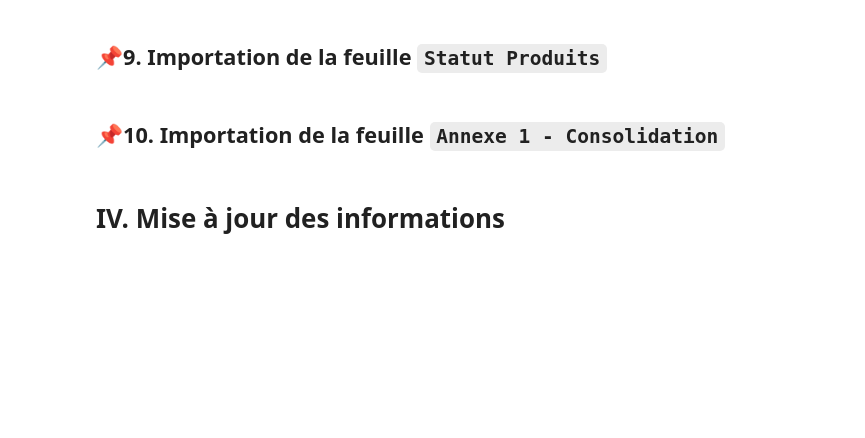
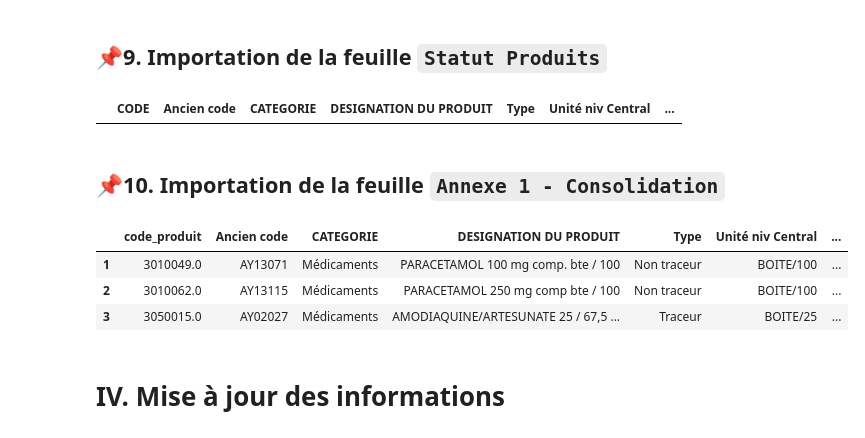
Before and after one commit to aanoble/logistics-stocks, a Jupyter notebook: fichier suivi des stocks/pipelines/actualisation fichier suivi stock.ipynb, the cells around one changed output. Drawn from its saved outputs; the diff is of its cells as text; code cells hidden in the pictures; blank space fills up the shorter version.

Commit message:
add refresh stock tracking file

```diff
--- a/fichier suivi des stocks/pipelines/actualisation fichier suivi stock.ipynb
+++ b/fichier suivi des stocks/pipelines/actualisation fichier suivi stock.ipynb
@@ -63,8 +65,8 @@ reload(ggdrive)
 # %%
-date_report, programme, fp_suvi_stock = (
-    "Janvier",
+month_report, year_report, programme, fp_suivi_stock = (
+    "Mars",
+    2025,
     "PNLP",
-    "Fichier Suivi de Stock/code/pipelines/generate_stock_tracking_file/Template Fichier Suivi de Stock/Fichier Suivi de Stock Template.xlsx",
-    # "Fichier Suivi de Stock PNLS-JUILLET-2024.xlsx",
+    "Fichier Suivi de Stock PNLP-MARS-2025.xlsx",
 )
 # %%
@@ -108,12 +114,12 @@ L'utilisateur doit veiller à ce que les fichiers respectent le format attendu e
   - Assurez-vous que toutes les colonnes requises sont bien renseignées.
   - Contrôlez que le fichier est bien accessible et non corrompu.
 # %%
-fp_suvi_stock = (
+fp_suivi_stock = (
     Path(workspace.files_path)
     / f"Fichier Suivi de Stock/data/{programme}/Fichier Suivi de Stock"
-    / Path(fp_suvi_stock).name
+    / Path(fp_suivi_stock).name
 )
-src_wb = pyxl.load_workbook(fp_suvi_stock)
+src_wb = pyxl.load_workbook(fp_suivi_stock)
 sheetnames = src_wb.sheetnames
 # %% [markdown]
 ## 📌2. Importation de la feuille `Etat de stock de la NPSP`
@@ -253,40 +321,49 @@ assert sheet_statut_prod is not None, print(
     f"La feuille `Statut Produits` n'est pas dans la liste {sheetnames} du classeur excel"
 )
 
-df_statut_prod = pd.read_excel(fp_suvi_stock, sheet_name=sheet_statut_prod, skiprows=1)
+df_statut_prod = pd.read_excel(fp_suivi_stock, sheet_name=sheet_statut_prod, skiprows=1)
 df_statut_prod["programme"] = programme
 df_statut_prod.head()
+# %% [output]
+|  | CODE | Ancien code | CATEGORIE | DESIGNATION DU PRODUIT | Type | Unité niv Central | ... |
 # %% [markdown]
 ## 📌10. Importation de la feuille `Annexe 1 - Consolidation`
 # %%
 sheet_annexe_1 = compute_indicators.utils.check_if_sheet_name_in_file(
     "Annexe 1 - Consolidation", sheetnames
 )
 
 assert sheet_annexe_1 is not None, print(
     f"La feuille `Annexe 1 - Consolidation` n'est pas dans la liste {sheetnames} du classeur excel"
 )
 
-df_annexe = pd.read_excel(
-    fp_suvi_stock, sheet_name=sheet_annexe_1, skiprows=2, usecols="A:T"
+df_etat_stock = pd.read_excel(
+    fp_suivi_stock, sheet_name=sheet_annexe_1, skiprows=2, usecols="A:T", engine="openpyxl"
 ).dropna(how="all")
 
 COLUMN_MAPPING = {
-    "Stock Théorique": "stock_theorique_mois_precedent",
+    "Stock Théorique fin": "stock_theorique_mois_precedent",
 }
-df_annexe.rename(
+df_etat_stock.rename(
     columns={"CODE": "code_produit"},
     inplace=True,
 )
 
-df_annexe.rename(
+df_etat_stock.rename(
     columns=lambda col: next(
         (v for k, v in COLUMN_MAPPING.items() if re.search(k, col, re.I)), col
-    ),
+    )
+    if not col.endswith("SAGE") and not col.endswith("Final Attendu")
+    else col,
     inplace=True,
 )
 
-df_annexe.head(3)
+df_etat_stock.head(3)
+# %% [output]
+|  | code_produit | Ancien code | CATEGORIE | DESIGNATION DU PRODUIT | Type | Unité niv Central | ... |
+| 1 | 3010049.0 | AY13071 | Médicaments | PARACETAMOL 100 mg comp. bte / 100 | Non traceur | BOITE/100 | ... |
+| 2 | 3010062.0 | AY13115 | Médicaments | PARACETAMOL 250 mg comp bte / 100 | Non traceur | BOITE/100 | ... |
+| 3 | 3050015.0 | AY02027 | Médicaments | AMODIAQUINE/ARTESUNATE 25 / 67,5 ... | Traceur | BOITE/25 | ... |
 # %% [markdown]
 # IV. Mise à jour des informations
 # %% [markdown]
```
Also changed, not shown: parts of 100 cells of this notebook, 14 other files.
